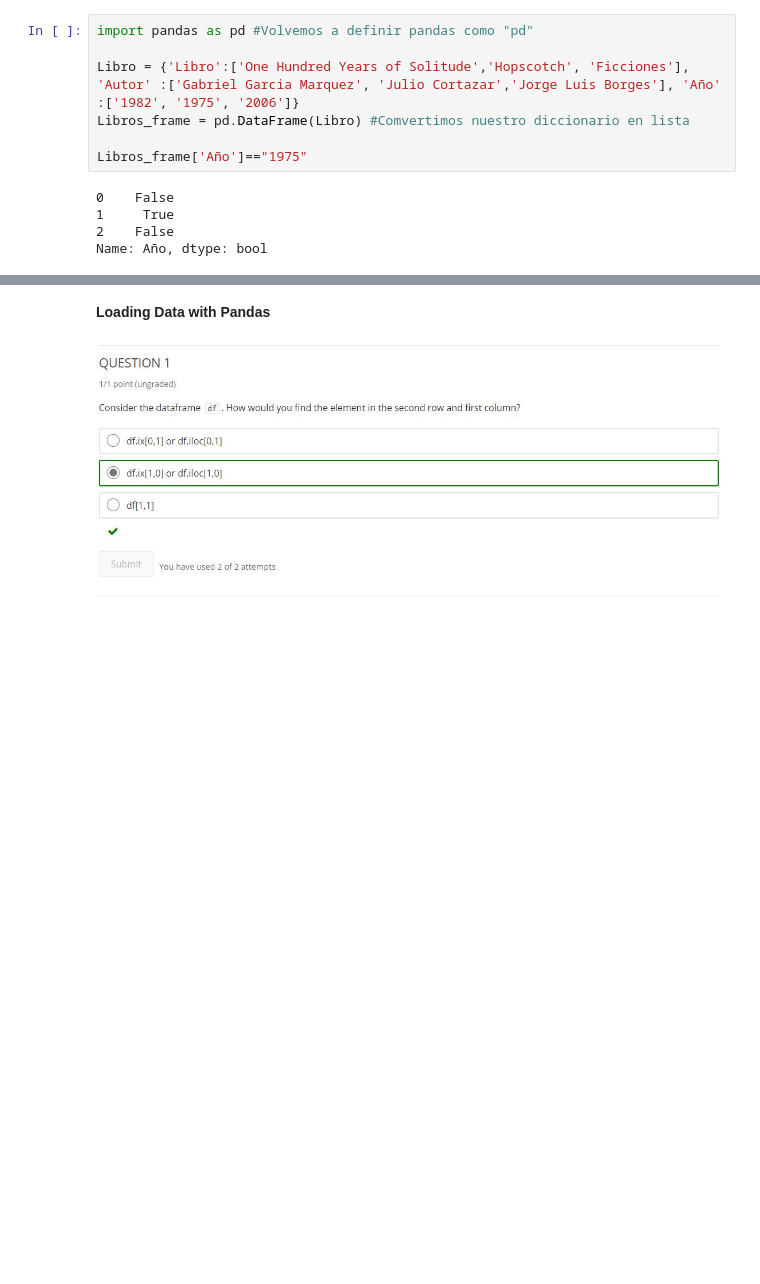
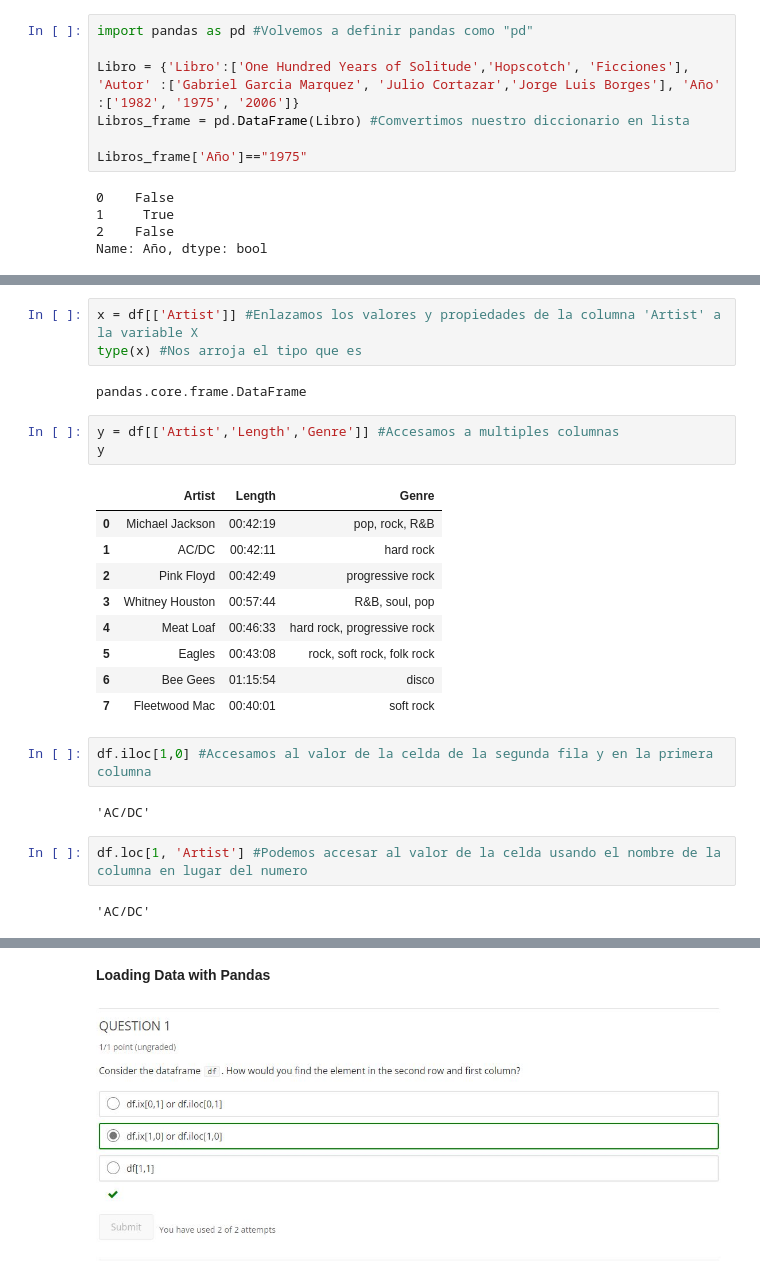
Before and after one commit to PosgradoMNA/actividades-de-aprendizaje-JoseDavidHernandezNavarro-A01793021, a Jupyter notebook: Semana_2_Actividad_1_Python_for_Data_Science_(IBM).ipynb, the cells around one changed output, grey strips where cells are left out. Cells and saved outputs as stored; diff of their text form; blank space fills up the shorter version.

```diff
--- a/Semana_2_Actividad_1_Python_for_Data_Science_(IBM).ipynb
+++ b/Semana_2_Actividad_1_Python_for_Data_Science_(IBM).ipynb
@@ -452,0 +508,26 @@ Name: Año, dtype: bool
+# %%
+x = df[['Artist']] #Enlazamos los valores y propiedades de la columna 'Artist' a la variable X
+type(x) #Nos arroja el tipo que es
+# %% [output]
+pandas.core.frame.DataFrame
+# %%
+y = df[['Artist','Length','Genre']] #Accesamos a multiples columnas
+y
+# %% [output]
+|  | Artist | Length | Genre |
+| 0 | Michael Jackson | 00:42:19 | pop, rock, R&B |
+| 1 | AC/DC | 00:42:11 | hard rock |
+| 2 | Pink Floyd | 00:42:49 | progressive rock |
+| 3 | Whitney Houston | 00:57:44 | R&B, soul, pop |
+| 4 | Meat Loaf | 00:46:33 | hard rock, progressive rock |
+| 5 | Eagles | 00:43:08 | rock, soft rock, folk rock |
+| 6 | Bee Gees | 01:15:54 | disco |
+| 7 | Fleetwood Mac | 00:40:01 | soft rock |
+# %%
+df.iloc[1,0] #Accesamos al valor de la celda de la segunda fila y en la primera columna
+# %% [output]
+'AC/DC'
+# %%
+df.loc[1, 'Artist'] #Podemos accesar al valor de la celda usando el nombre de la columna en lugar del numero
+# %% [output]
+'AC/DC'
```
Also changed, not shown: parts of 6 cells of this notebook.
